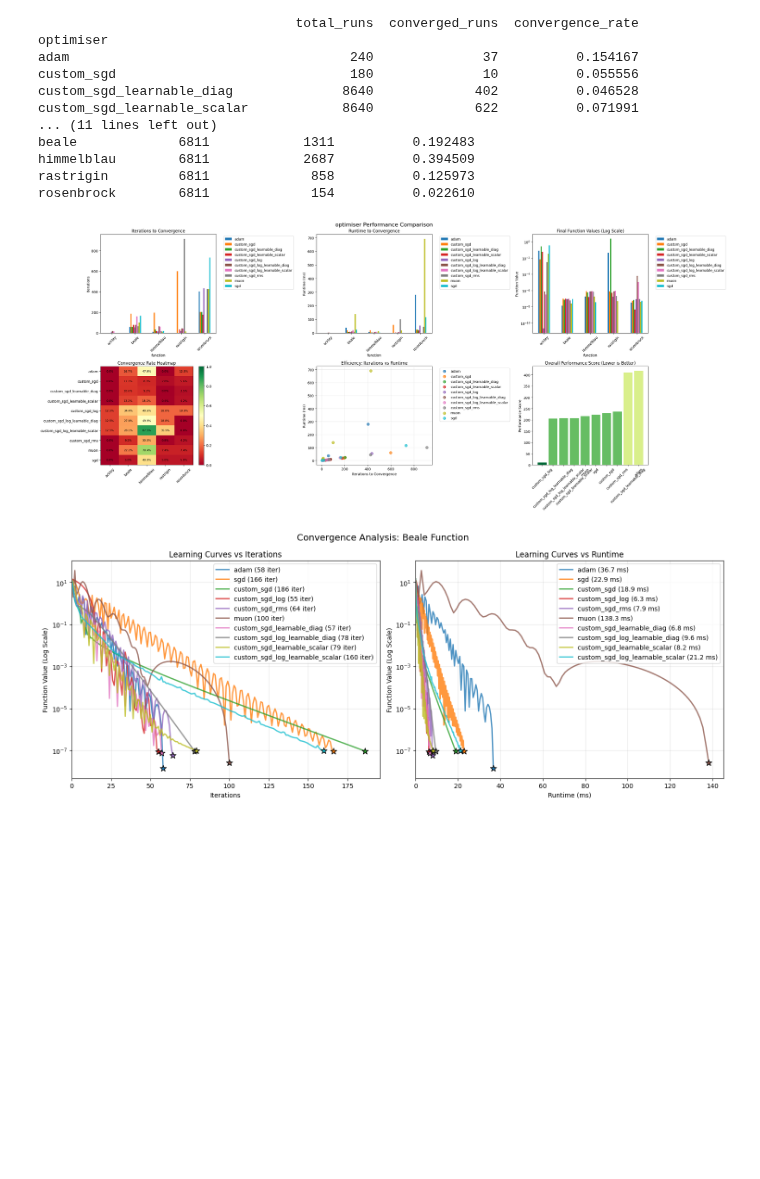
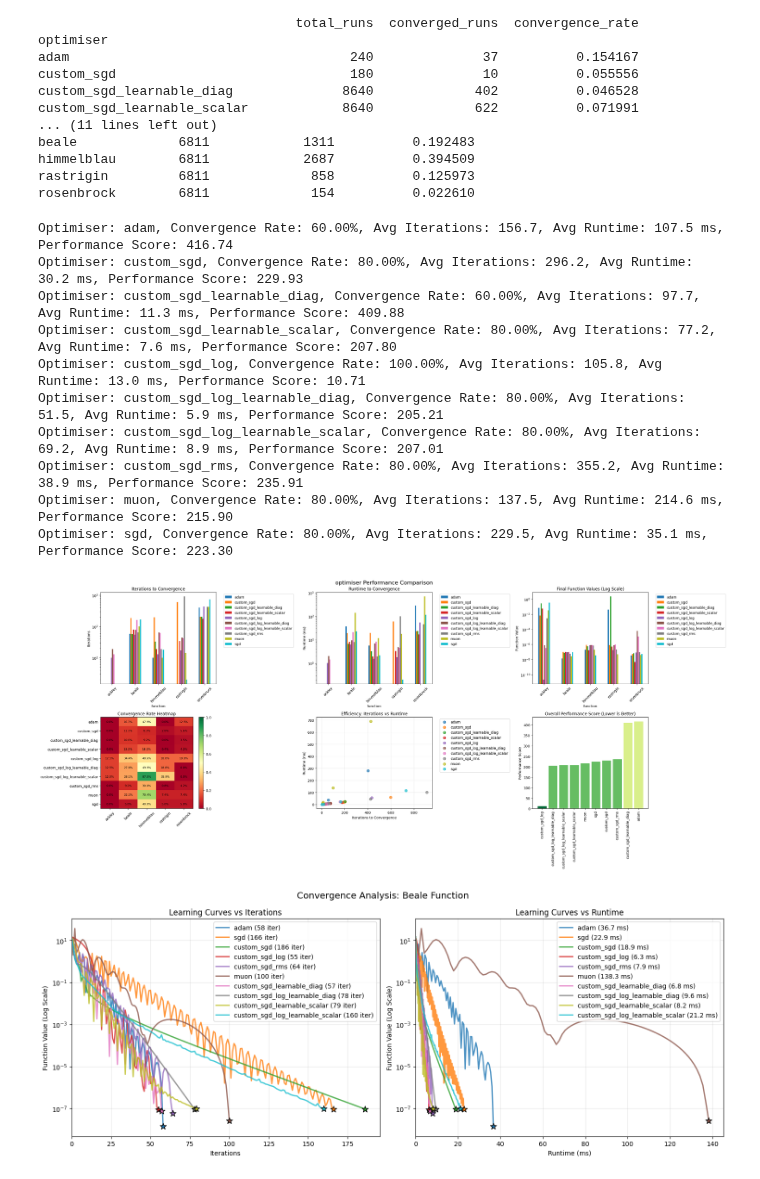
Before and after one commit to Noah-Everett/Induced-Metric-Optimiser, a Jupyter notebook: analysis/small_examples.ipynb, the cells around one changed output. Cells and saved outputs as stored; diff of their text form; code cells hidden in the pictures; blank space fills up the shorter version.

Commit message:
Updated misc plots

```diff
--- a/analysis/small_examples.ipynb
+++ b/analysis/small_examples.ipynb
@@ -657,6 +657,7 @@ if len(converged_best) > 0:
     ax.set_title('Iterations to Convergence')
     ax.set_ylabel('Iterations')
     ax.legend(bbox_to_anchor=(1.05, 1), loc='upper left')
+    ax.set_yscale('log')
 
 # 2. Runtime comparison
 ax = axes[0, 1]
@@ -667,6 +668,7 @@ if len(converged_best) > 0:
     ax.set_title('Runtime to Convergence')
     ax.set_ylabel('Runtime (ms)')
     ax.legend(bbox_to_anchor=(1.05, 1), loc='upper left')
+    ax.set_yscale('log')
 
 # 3. Final values (all runs)
 ax = axes[0, 2]
@@ -706,35 +708,47 @@ ax.set_title('Efficiency: Iterations vs Runtime')
 ax.legend(bbox_to_anchor=(1.05, 1), loc='upper left')
 ax.grid(True, alpha=0.3)
 
 # 6. Overall performance ranking
 ax = axes[1, 2]
 # Calculate performance score (lower is better)
 performance_scores = []
 for optimiser in best_df['optimiser'].unique():
     opt_data = best_df[best_df['optimiser'] == optimiser]
     converged_rate = opt_data['converged'].mean()
     avg_iterations = opt_data[opt_data['converged']]['iterations'].mean() if len(opt_data[opt_data['converged']]) > 0 else 1000
     avg_runtime = opt_data[opt_data['converged']]['runtime_ms'].mean() if len(opt_data[opt_data['converged']]) > 0 else 1000
 
     # Performance score combines convergence rate (higher is better) and speed (lower is better)
     score = (1 - converged_rate) * 1000 + avg_iterations * 0.1 + avg_runtime * 0.01
     performance_scores.append({'optimiser': optimiser, 'score': score, 'convergence_rate': converged_rate})
 
+    print(f"Optimiser: {optimiser}, Convergence Rate: {converged_rate:.2%}, Avg Iterations: {avg_iterations:.1f}, Avg Runtime: {avg_runtime:.1f} ms, Performance Score: {score:.2f}")
+
 performance_df = pd.DataFrame(performance_scores).sort_values('score')
 bars = ax.bar(performance_df['optimiser'], performance_df['score'])
 ax.set_title('Overall Performance Score (Lower is Better)')
 ax.set_ylabel('Performance Score')
-ax.tick_params(axis='x', rotation=45)
+ax.tick_params(axis='x', rotation=90)
 
 # Color bars by convergence rate
 colors = plt.cm.RdYlGn(performance_df['convergence_rate'])
 for bar, color in zip(bars, colors):
     bar.set_color(color)
 
 plt.tight_layout()
 plt.show()
 # %% [output]
+Optimiser: adam, Convergence Rate: 60.00%, Avg Iterations: 156.7, Avg Runtime: 107.5 ms, Performance Score: 416.74
+Optimiser: custom_sgd, Convergence Rate: 80.00%, Avg Iterations: 296.2, Avg Runtime: 30.2 ms, Performance Score: 229.93
+Optimiser: custom_sgd_learnable_diag, Convergence Rate: 60.00%, Avg Iterations: 97.7, Avg Runtime: 11.3 ms, Performance Score: 409.88
+Optimiser: custom_sgd_learnable_scalar, Convergence Rate: 80.00%, Avg Iterations: 77.2, Avg Runtime: 7.6 ms, Performance Score: 207.80
+Optimiser: custom_sgd_log, Convergence Rate: 100.00%, Avg Iterations: 105.8, Avg Runtime: 13.0 ms, Performance Score: 10.71
+Optimiser: custom_sgd_log_learnable_diag, Convergence Rate: 80.00%, Avg Iterations: 51.5, Avg Runtime: 5.9 ms, Performance Score: 205.21
+Optimiser: custom_sgd_log_learnable_scalar, Convergence Rate: 80.00%, Avg Iterations: 69.2, Avg Runtime: 8.9 ms, Performance Score: 207.01
+Optimiser: custom_sgd_rms, Convergence Rate: 80.00%, Avg Iterations: 355.2, Avg Runtime: 38.9 ms, Performance Score: 235.91
+Optimiser: muon, Convergence Rate: 80.00%, Avg Iterations: 137.5, Avg Runtime: 214.6 ms, Performance Score: 215.90
+Optimiser: sgd, Convergence Rate: 80.00%, Avg Iterations: 229.5, Avg Runtime: 35.1 ms, Performance Score: 223.30
-[figure, old version]
+[figure, new version]
 # %%
 # Convergence analysis with learning curves
 def plot_convergence_curves(results: List[OptimisationResult], function_name: str):
```
